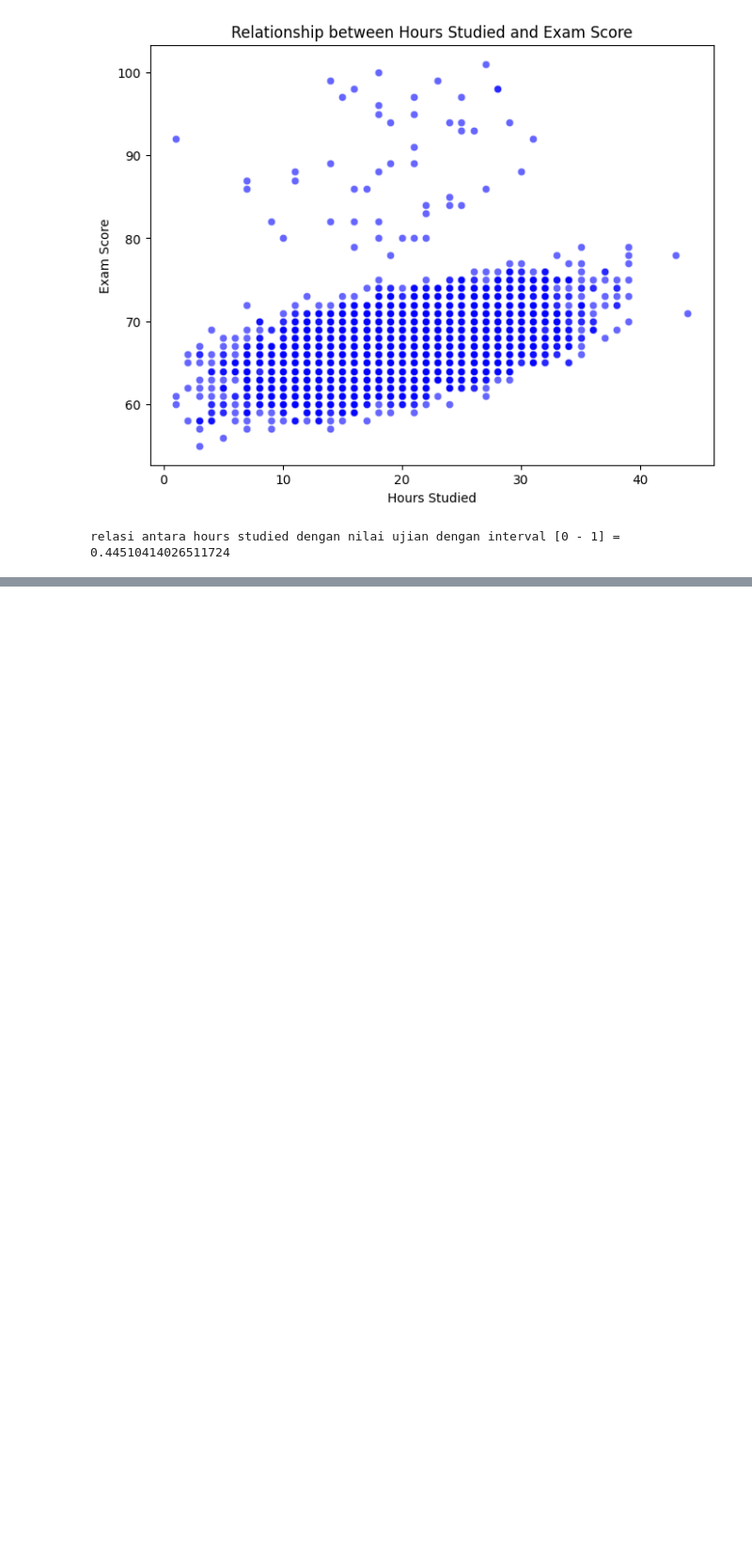
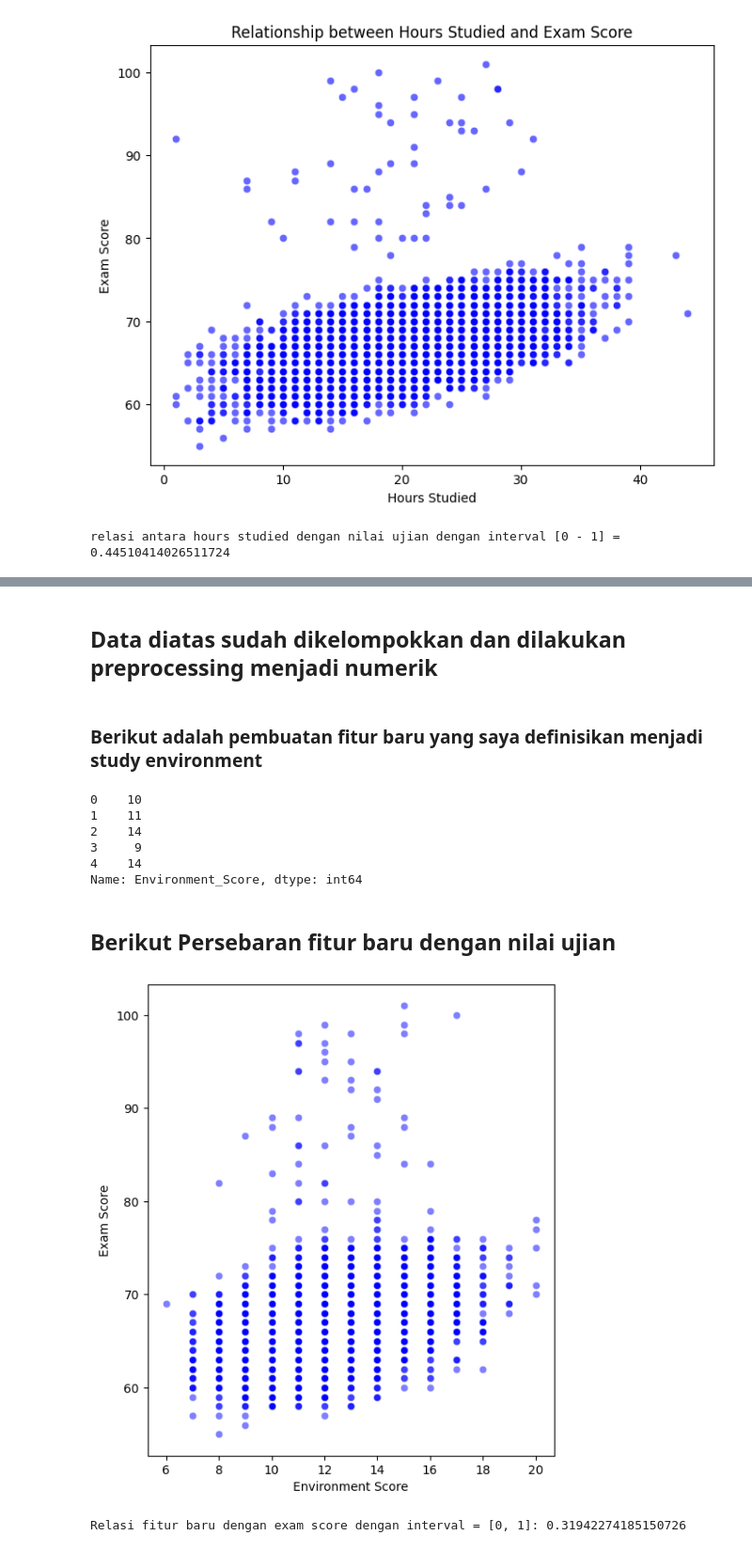
Before and after one commit to satoshi5761/learning_machine_learning, a Jupyter notebook: tugas/tugas.ipynb, the cells around one changed output, grey strips where cells are left out. Shown: that part at 94% size. Cells and saved outputs as stored; diff of their text form; code cells hidden in the pictures; blank space fills up the shorter version.

```diff
--- a/tugas/tugas.ipynb
+++ b/tugas/tugas.ipynb
@@ -250,0 +288,46 @@ relasi antara hours studied dengan nilai ujian dengan interval [0 - 1] =  0.4451
+# %% [markdown]
+## Data diatas sudah dikelompokkan dan dilakukan preprocessing menjadi numerik
+# %% [markdown]
+### Berikut adalah pembuatan fitur baru yang saya definisikan menjadi study environment
+# %%
+mapping = {
+    "High": 3, "Medium": 2, "Low": 1, # Teacher's quality & Kontribusi orangtua & Finansial Keluarga
+    "Yes": 1, "No": 0, # Akses Internet & Resources
+    "Positive": 3, "Neutral": 2, "Negative": 1, # tanggapan teman
+    "Postgraduate": 3, "College": 2, "High School": 1, # edukasi orangtua
+}
+
+df["Environment_Score"] = ( # fitur baru
+    df["Parental_Involvement"].map(mapping) +
+    df["Access_to_Resources"].map(mapping) +
+    df["Internet_Access"].map(mapping) +
+    df["Family_Income"].map(mapping) +
+    df["Peer_Influence"].map(mapping) +
+    df["Parental_Education_Level"].map(mapping) +
+    df["Tutoring_Sessions"]  # angka
+)
+
+print(df["Environment_Score"].head(5))
+# %% [output]
+0    10
+1    11
+2    14
+3     9
+4    14
+Name: Environment_Score, dtype: int64
+# %% [markdown]
+## Berikut Persebaran fitur baru dengan nilai ujian
+# %%
+
+plt.figure(figsize=(6, 7))
+
+sns.scatterplot(x="Environment_Score", y="Exam_Score", data=df, color='blue', alpha=0.5)
+plt.xlabel("Environment Score")
+plt.ylabel("Exam Score")
+plt.show()
+
+print("Relasi fitur baru dengan exam score dengan interval = [0, 1]: ", end='')
+print(df['Environment_Score'].corr(df['Exam_Score']))
+# %% [output]
+[figure, added]
+Relasi fitur baru dengan exam score dengan interval = [0, 1]: 0.31942274185150726
```
Also changed, not shown: parts of 12 cells of this notebook.
